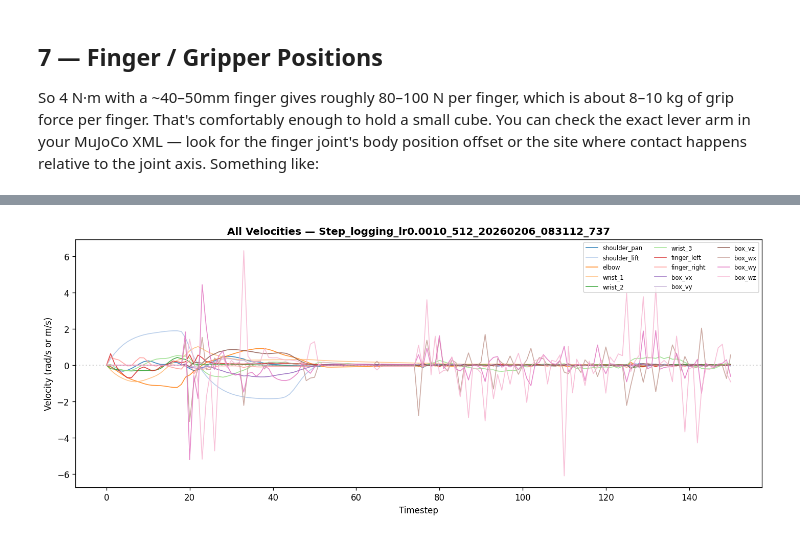
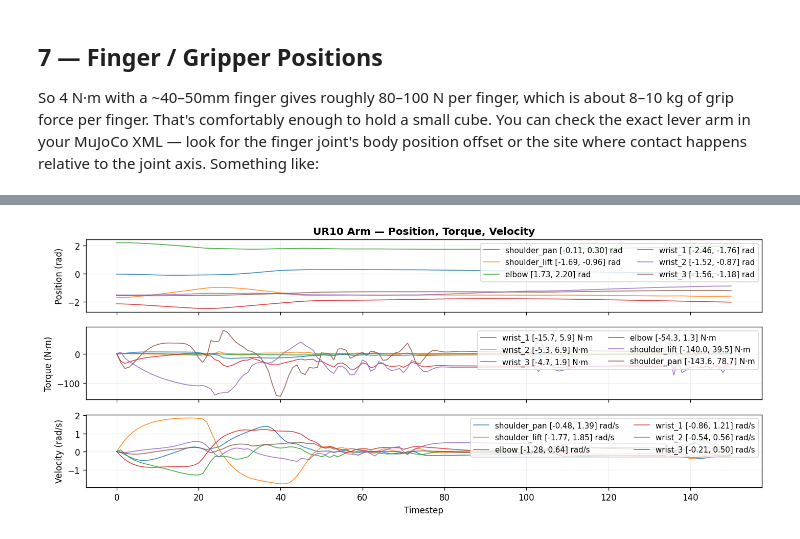
Before and after one commit to weissma6/my_mujoco_playground, a Jupyter notebook: evaluation/Rollout_Viz.ipynb, the cells around one changed output, grey strips where cells are left out. Cells and saved outputs as stored; diff of their text form; code cells hidden in the pictures.

```diff
--- a/evaluation/Rollout_Viz.ipynb
+++ b/evaluation/Rollout_Viz.ipynb
@@ -416,20 +437,0 @@ Converged after step: 0
-# %%
-if box_pos_cols and len(box_pos_cols) >= 3:
-    t = df['timestep'].values
-    bx, by, bz = box_pos_cols[0], box_pos_cols[1], box_pos_cols[2]
-    labels = ['box_x', 'box_y', 'box_z']
-
-    fig, axes = plt.subplots(3, 1, figsize=(12, 6), sharex=True)
-    for ax, col, lbl, c in zip(axes, [bx, by, bz], labels,
-                                ['tab:red', 'tab:green', 'tab:blue']):
-        ax.plot(t, df[col].values, lw=1.5, color=c)
-        ax.set_ylabel(lbl)
-        ax.axhline(df[col].iloc[0], color=c, ls=':', alpha=0.3)
-
-    axes[-1].set_xlabel('Timestep')
-    axes[0].set_title(f'Box Position over Time — {run.name}', fontweight='bold')
-    plt.tight_layout()
-    plt.savefig('box_position_xyz.png', dpi=300, bbox_inches='tight')
-    plt.show()
-else:
-    print('No box position columns found.')
@@ -440,22 +440,59 @@ else:
 # %%
-if vel_cols:
+if torque_cols:
     t = df['timestep'].values
-    fig, ax = plt.subplots(figsize=(12, 5))
+    TOTAL_HEIGHT = 5
 
-    colors = plt.cm.tab20.colors
-    for i, col in enumerate(vel_cols):
-        ax.plot(t, df[col].values, lw=1.0, color=colors[i % len(colors)],
-                label=vel_name_map.get(col, col), alpha=0.85)
+    hand_keywords = ["hande", "finger", "gripper", "hand"]
+    box_keywords = ["box", "free"]
+    exclude = hand_keywords + box_keywords
 
-    ax.axhline(0, color='gray', ls=':', alpha=0.3)
-    ax.set_xlabel('Timestep')
-    ax.set_ylabel('Velocity (rad/s or m/s)')
-    ax.set_title(f'All Velocities — {run.name}', fontweight='bold')
-    ax.legend(loc='upper right', fontsize=7, ncol=3)
+    arm_qpos_cols = [c for c in qpos_cols
+                     if not any(kw in qpos_name_map.get(c, c).lower() for kw in exclude)]
+    arm_t_cols = [c for c in torque_cols
+                  if not any(kw in torque_name_map.get(c, c).lower() for kw in hand_keywords)]
+    arm_v_cols = [c for c in vel_cols
+                  if not any(kw in vel_name_map.get(c, c).lower() for kw in exclude)]
+
+    fig, (ax1, ax2, ax3) = plt.subplots(
+        3, 1, figsize=(12, TOTAL_HEIGHT), sharex=True,
+        gridspec_kw={'height_ratios': [1, 1, 1]},
+    )
+
+    colors = plt.cm.tab10.colors
+
+    # ── Top: arm joint positions ──
+    for i, col in enumerate(arm_qpos_cols):
+        vmin, vmax = df[col].min(), df[col].max()
+        ax1.plot(t, df[col].values, lw=1.0, color=colors[i % len(colors)],
+                 label=f"{qpos_name_map.get(col, col)} [{vmin:.2f}, {vmax:.2f}] rad", alpha=0.85)
+    ax1.set_ylabel('Position (rad)')
+    ax1.set_title(f'UR10 Arm — Position, Torque, Velocity', fontweight='bold')
+    ax1.legend(loc='upper right', fontsize=9, ncol=2)
+    ax1.grid(True, alpha=0.2)
+
+    # ── Middle: arm torques ──
+    for i, col in enumerate(arm_t_cols):
+        vmin, vmax = df[col].min(), df[col].max()
+        ax2.plot(t, df[col].values, lw=1.0, color=colors[i % len(colors)],
+                 label=f"{torque_name_map.get(col, col)} [{vmin:.1f}, {vmax:.1f}] N·m", alpha=0.85)
+    ax2.set_ylabel('Torque (N·m)')
+    ax2.legend(loc='upper right', fontsize=9, ncol=2)
+    ax2.grid(True, alpha=0.2)
+
+    # ── Bottom: arm velocities ──
+    for i, col in enumerate(arm_v_cols):
+        vmin, vmax = df[col].min(), df[col].max()
+        ax3.plot(t, df[col].values, lw=1.0, color=colors[i % len(colors)],
+                 label=f"{vel_name_map.get(col, col)} [{vmin:.2f}, {vmax:.2f}] rad/s", alpha=0.85)
+    ax3.set_ylabel('Velocity (rad/s)')
+    ax3.set_xlabel('Timestep')
+    ax3.legend(loc='upper right', fontsize=9, ncol=2)
+    ax3.grid(True, alpha=0.2)
+
     plt.tight_layout()
-    plt.savefig('all_velocities.png', dpi=300, bbox_inches='tight')
+    plt.savefig(os.path.join(RUN_DIR, 'arm_pos_torque_vel.png'), dpi=300, bbox_inches='tight')
     plt.show()
 else:
-    print('No velocity columns found.')
+    print('No torque columns found.')
 # %% [output]
-[figure, old version]
+[figure, new version]
```
Also changed, not shown: parts of 17 cells of this notebook, 2 other files.
